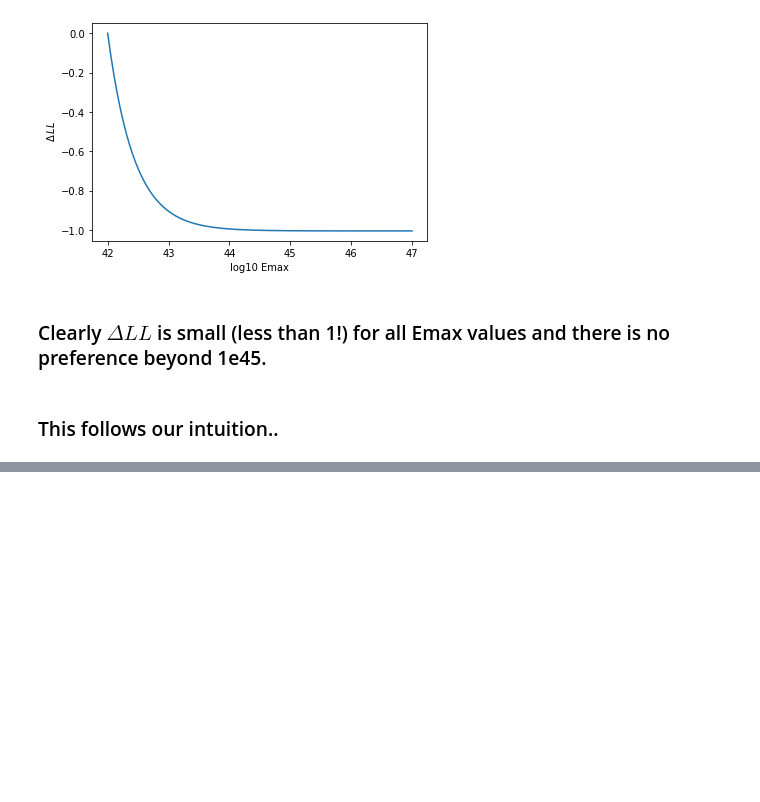
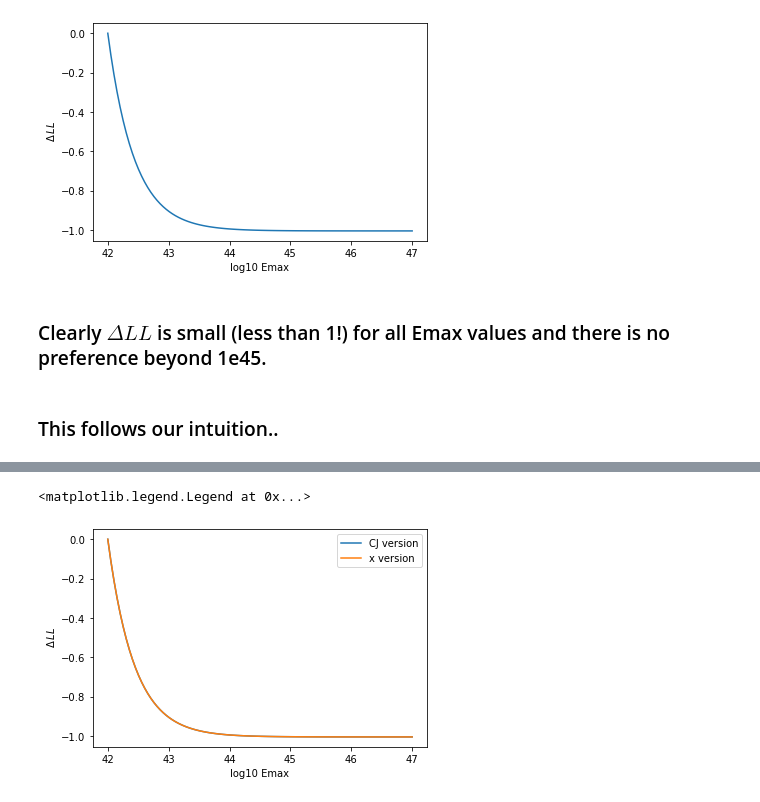
Before and after one commit to FRBs/zdm, a Jupyter notebook: docs/nb/Max_Like.ipynb, the cells around one changed output, grey strips where cells are left out. Drawn from its saved outputs; the diff is of its cells as text; code cells hidden in the pictures; blank space fills up the shorter version.

```diff
--- a/docs/nb/Max_Like.ipynb
+++ b/docs/nb/Max_Like.ipynb
@@ -145,0 +190,27 @@ Text(0, 0.5, ' $\\Delta \\, LL$')
+# %%
+def norm_pE(Eth, Emax, gamma):
+    norm = (Emax**(1+gamma) - Eth**(1+gamma))/(1+gamma)
+    return norm
+# %%
+LLs2 = []
+#Emaxs = 10**(np.linspace(42., 47., 100))
+Cmaxs = []
+
+for Emax in Emaxs:
+    #
+    norm = norm_pE(Eth, Emax, gamma)
+    #print(guessC, Cvals[np.argmax(LL_C)])
+    pE = df.E**gamma / norm
+    #
+    LLs2.append(np.sum(np.log(pE)))
+LLs2 = np.array(LLs2)
+#Cmaxs = np.array(Cmaxs)
+# %%
+ax = sns.lineplot(x=np.log10(Emaxs), y=LLs2 - np.max(LLs2), label='CJ version')
+ax = sns.lineplot(x=np.log10(Emaxs), y=LLs - np.max(LLs), label='x version')
+ax.set_xlabel('log10 Emax')
+ax.set_ylabel(r' $\Delta \, LL$')
+ax.legend()
+# %% [output]
+<matplotlib.legend.Legend at 0x...>
+[figure, added]
```
Also changed, not shown: parts of 8 cells of this notebook, 1 other file.
